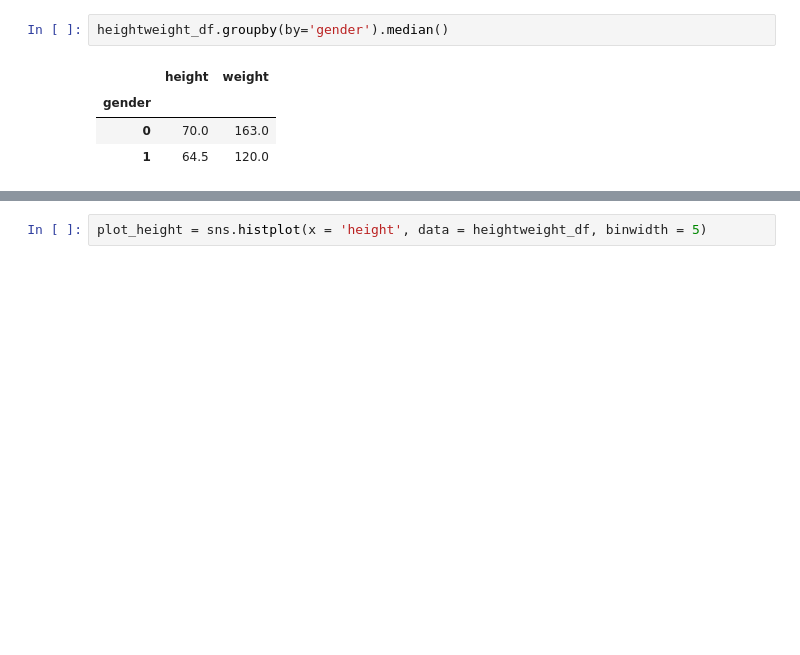
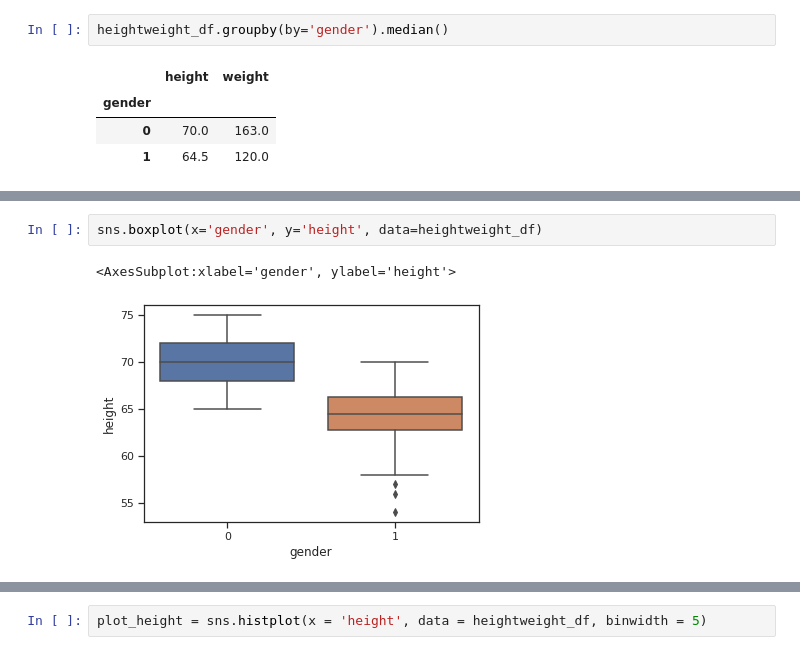
Before and after one commit to Hyangsug/data1, a Jupyter notebook: Histogram_Class.ipynb, the cells around one changed output, grey strips where cells are left out. Saved outputs shown, nothing was run; the diff lists cells and outputs as text; blank space fills up the shorter version.

```diff
--- a/Histogram_Class.ipynb
+++ b/Histogram_Class.ipynb
@@ -76 +108,6 @@ heightweight_df.groupby(by='gender').median()
+# %%
+sns.boxplot(x='gender', y='height', data=heightweight_df)
+# %% [output]
+<AxesSubplot:xlabel='gender', ylabel='height'>
+[figure, added]
 # %%
```
Also changed, not shown: parts of 8 cells of this notebook.
